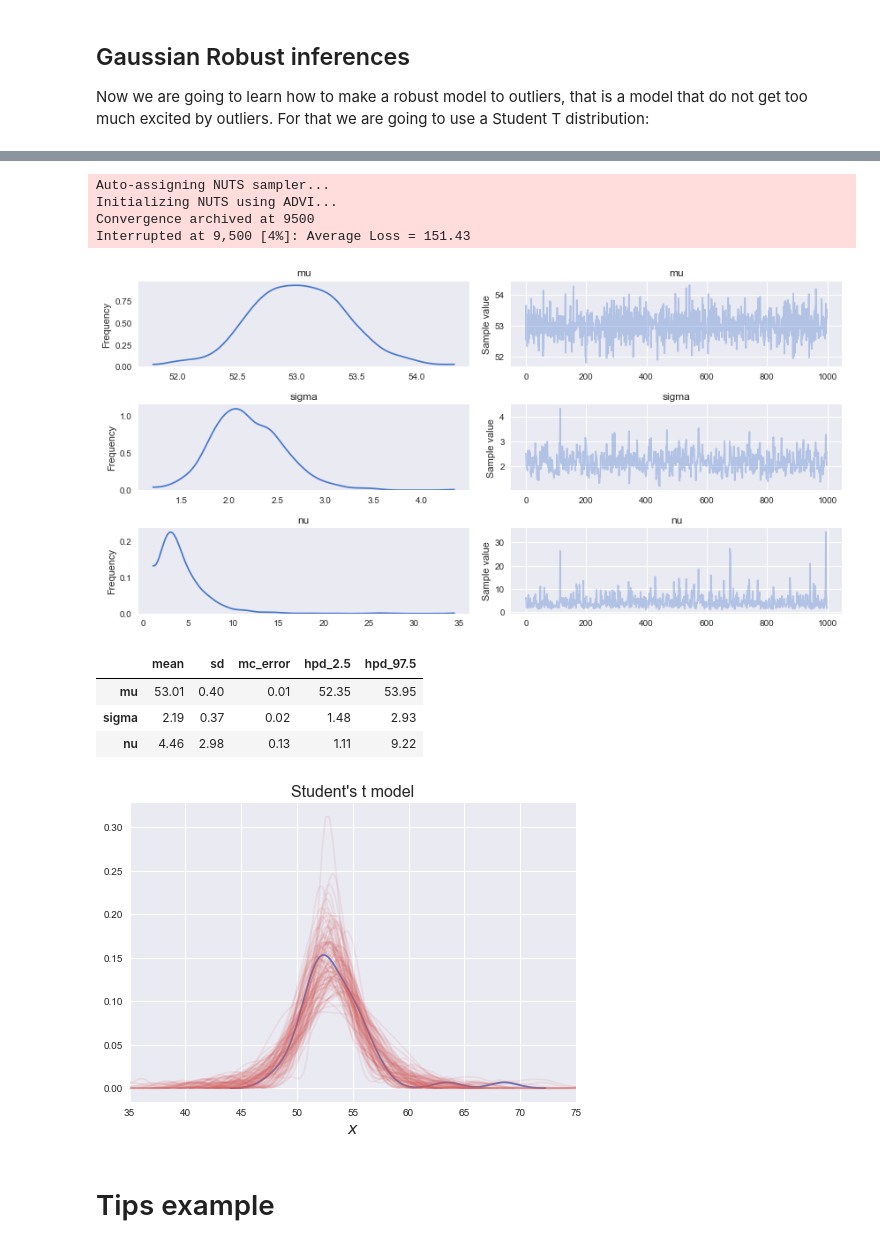
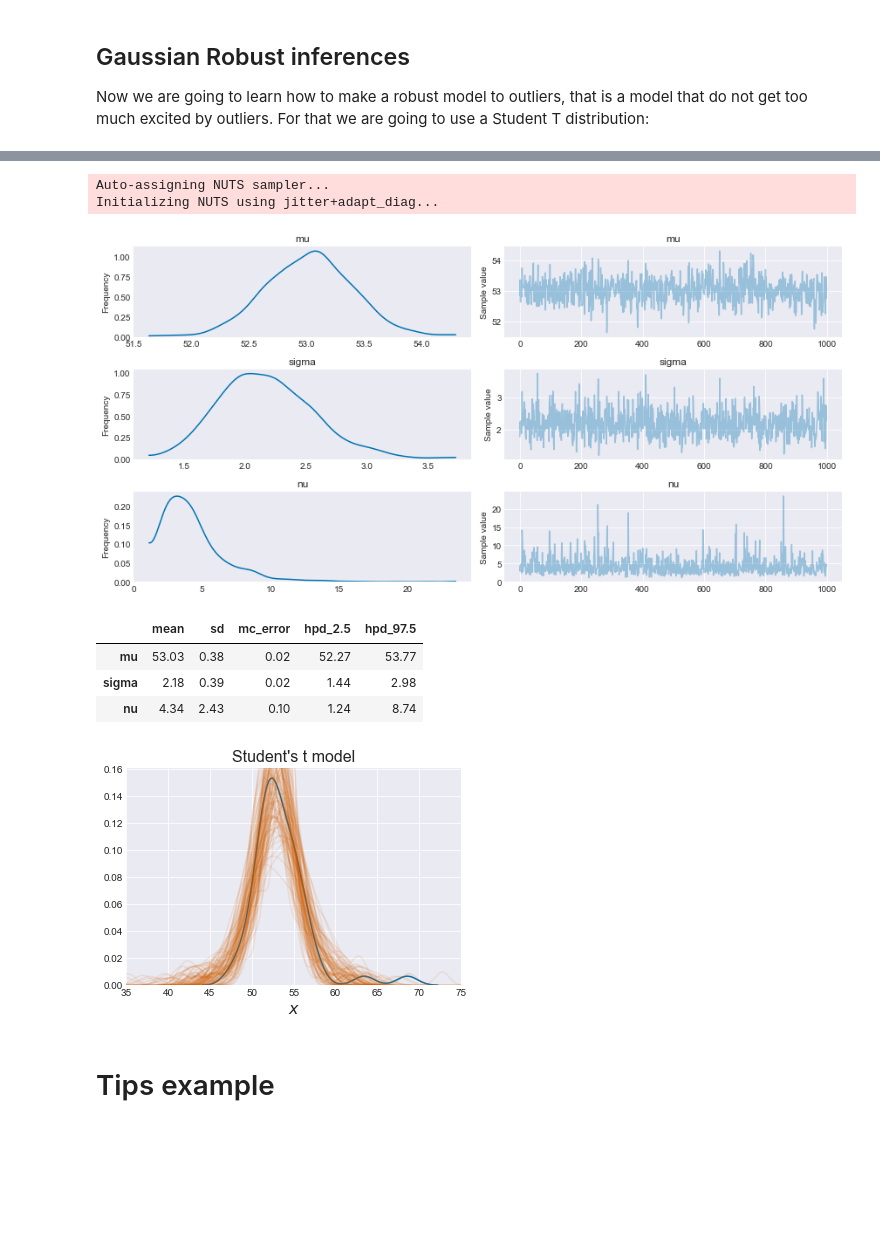
Before and after one commit to aloctavodia/BAP, a Jupyter notebook: code/Chp3/Chp_03_Juggling with multiparametric and Hierarchical models.ipynb, the cells around one changed output, grey strips where cells are left out. Saved outputs shown, nothing was run; the diff lists cells and outputs as text; code cells hidden in the pictures; blank space fills up the shorter version.

```diff
--- a/code/Chp3/Chp_03_Juggling with multiparametric and Hierarchical models.ipynb
+++ b/code/Chp3/Chp_03_Juggling with multiparametric and Hierarchical models.ipynb
@@ -6,8 +6,7 @@ import pandas as pd
 from scipy import stats
 import matplotlib.pyplot as plt
 import seaborn as sns
-palette = 'muted'
-sns.set_palette(palette); sns.set_color_codes(palette)
+plt.style.use(['seaborn-colorblind', 'seaborn-darkgrid'])
 np.set_printoptions(precision=2)
 pd.set_option('display.precision', 2)
 # %%
@@ -66,8 +63,8 @@ pm.df_summary(chain_g)
 # %%
 y_pred = pm.sample_ppc(chain_g, 100, model_g, size=len(data))
-sns.kdeplot(data, color='b')
+sns.kdeplot(data, color='C0')
 for i in y_pred['y']:
-    sns.kdeplot(i, color='r', alpha=0.1)
+    sns.kdeplot(i, color='C2', alpha=0.1)
 plt.title('Gaussian model', fontsize=16)
 plt.xlabel('$x$', fontsize=16)
 plt.savefig('B04958_03_04b.png', dpi=300, figsize=(5.5, 5.5))
@@ -100,36 +97,33 @@ with pm.Model() as model_t:
     sigma = pm.HalfNormal('sigma', sd=10)
     nu = pm.Exponential('nu', 1/30)
     y = pm.StudentT('y', mu=mu, sd=sigma, nu=nu, observed=data)
-    trace_t = pm.sample(1100)
+    trace_t = pm.sample(1000)
 # %% [output]
 Auto-assigning NUTS sampler...
-Initializing NUTS using ADVI...
-Convergence archived at 9500
-Interrupted at 9,500 [4%]: Average Loss = 151.43
+Initializing NUTS using jitter+adapt_diag...
 # %%
-chain_t = trace_t[100:]
-pm.traceplot(chain_t);
+pm.traceplot(trace_t);
 plt.savefig('B04958_03_07.png', dpi=300, figsize=(5.5, 5.5))
 # %% [output]
-[figure, old version]
+[figure, new version]
 # %%
-pm.df_summary(chain_t)
+pm.df_summary(trace_t)
 # %% [output]
 |  | mean | sd | mc_error | hpd_2.5 | hpd_97.5 |
-| mu | 53.01 | 0.40 | 0.01 | 52.35 | 53.95 |
-| sigma | 2.19 | 0.37 | 0.02 | 1.48 | 2.93 |
-| nu | 4.46 | 2.98 | 0.13 | 1.11 | 9.22 |
+| mu | 53.03 | 0.38 | 0.02 | 52.27 | 53.77 |
+| sigma | 2.18 | 0.39 | 0.02 | 1.44 | 2.98 |
+| nu | 4.34 | 2.43 | 0.10 | 1.24 | 8.74 |
 # %%
-y_pred = pm.sample_ppc(chain_t, 100, model_t, size=len(data))
-sns.kdeplot(data, c='b')
+y_pred = pm.sample_ppc(trace_t, 100, model_t, size=len(data))
+sns.kdeplot(data, c='C0')
 for i in y_pred['y']:
-    sns.kdeplot(i, c='r', alpha=0.1)
+    sns.kdeplot(i, c='C2', alpha=0.1)
 plt.xlim(35, 75)
 plt.title("Student's t model", fontsize=16)
 plt.xlabel('$x$', fontsize=16)
 plt.savefig('B04958_03_07b.png', dpi=300, figsize=(5.5, 5.5))
 # %% [output]
-[figure, old version]
+[figure, new version]
 # %% [markdown]
 # Tips example
 # %%
```
Also changed, not shown: parts of 18 cells of this notebook, 13 other files.
